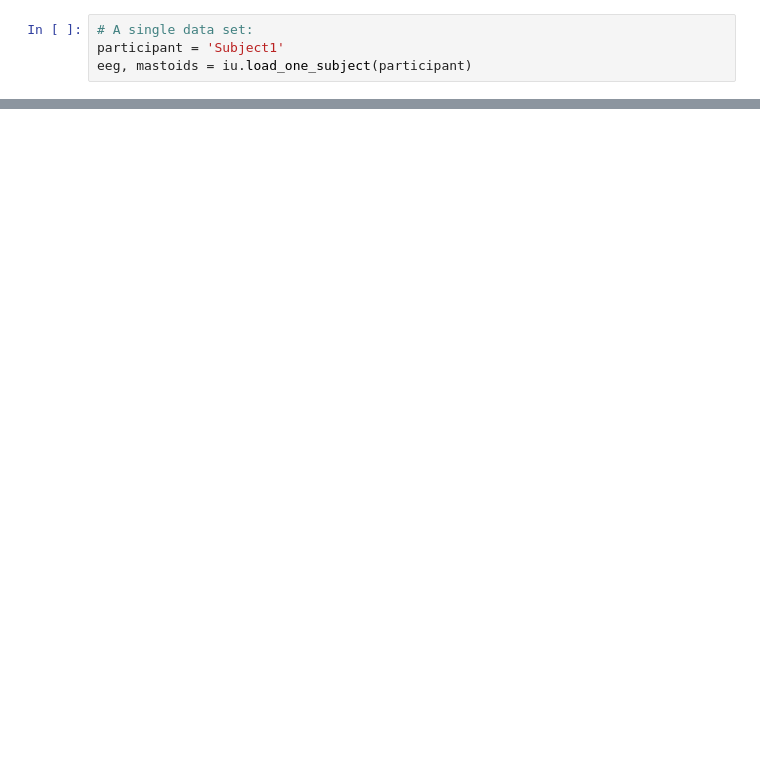
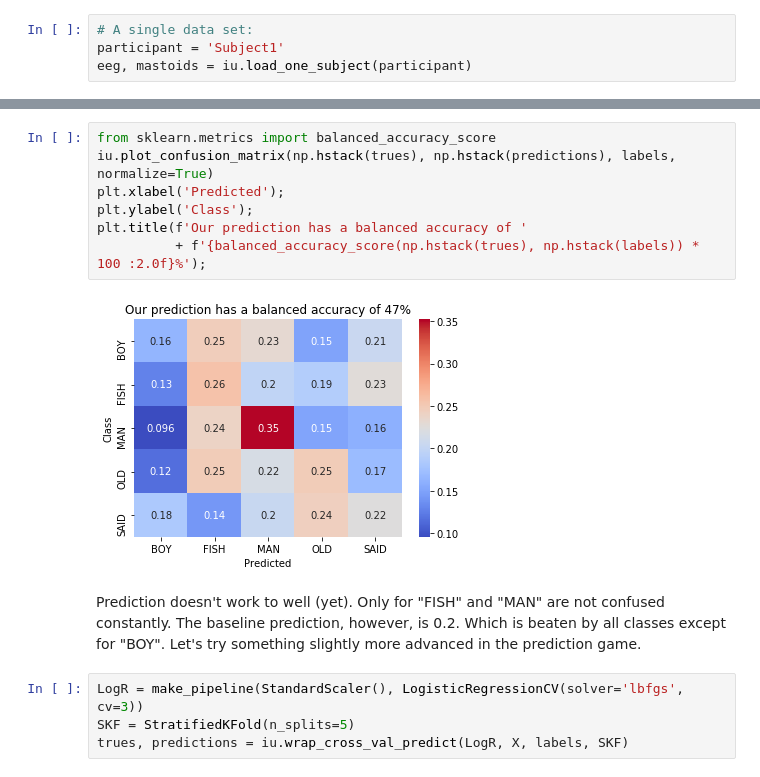
Before and after one commit to SRSteinkamp/EEGtoText, a Jupyter notebook: EEGtoText.ipynb, the cells around one changed output, grey strips where cells are left out. Drawn from its saved outputs; the diff is of its cells as text; blank space fills up the shorter version.

```diff
--- a/EEGtoText.ipynb
+++ b/EEGtoText.ipynb
@@ -66,0 +126,16 @@ The first run for example has a duration of 179.29s
+# %%
+from sklearn.metrics import balanced_accuracy_score
+iu.plot_confusion_matrix(np.hstack(trues), np.hstack(predictions), labels, normalize=True)
+plt.xlabel('Predicted');
+plt.ylabel('Class');
+plt.title(f'Our prediction has a balanced accuracy of '
+          + f'{balanced_accuracy_score(np.hstack(trues), np.hstack(labels)) * 100 :2.0f}%');
+# %% [output]
+[figure, added]
+# %% [markdown]
+Prediction doesn't work to well (yet). Only for "FISH" and "MAN" are not confused constantly. The baseline prediction, however, is 0.2. Which is beaten by all classes except for "BOY".
+Let's try something slightly more advanced in the prediction game.
+# %%
+LogR = make_pipeline(StandardScaler(), LogisticRegressionCV(solver='lbfgs', cv=3))
+SKF = StratifiedKFold(n_splits=5)
+trues, predictions = iu.wrap_cross_val_predict(LogR, X, labels, SKF)
```
Also changed, not shown: parts of 19 cells of this notebook.
